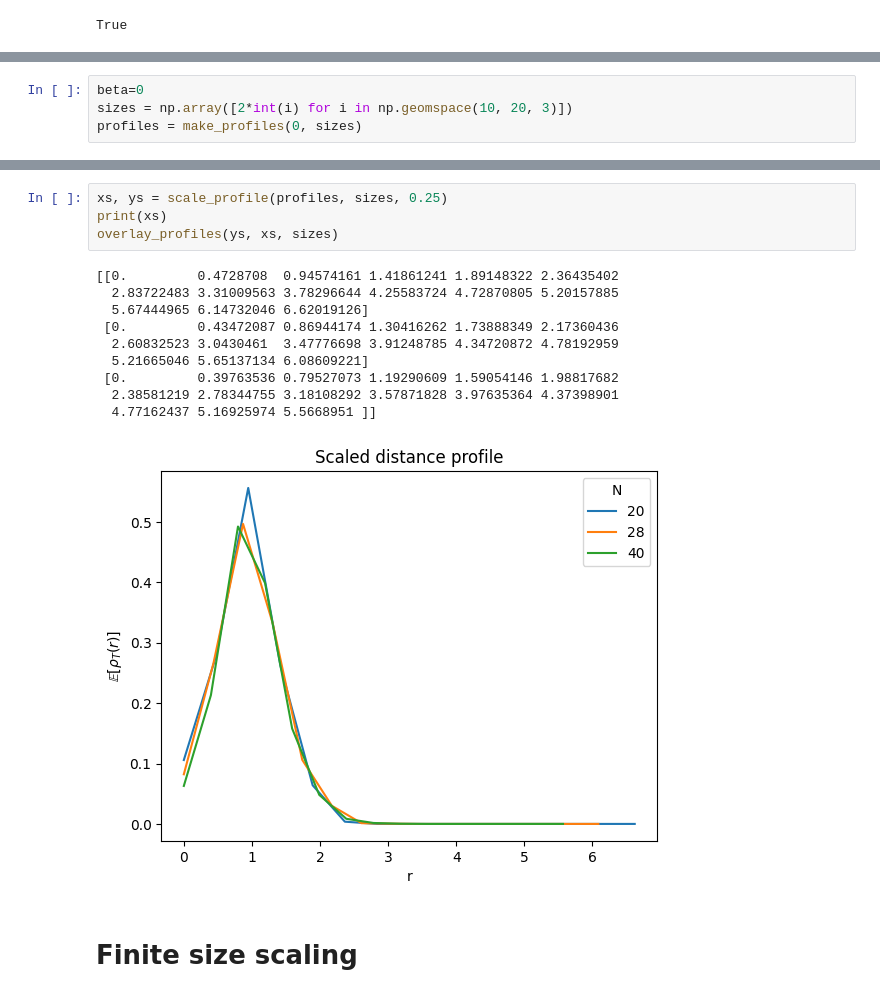
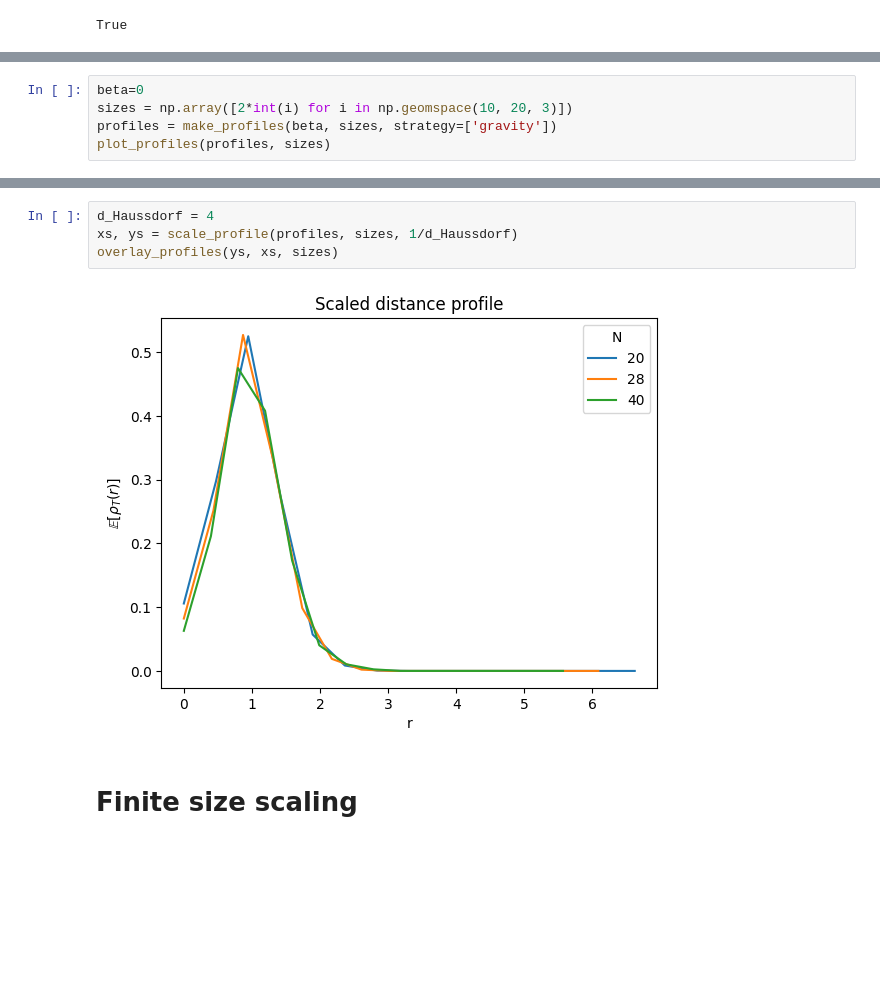
Before and after one commit to MattiaVarrone/EucliFer, a Jupyter notebook: 2D_QG/Examples.ipynb, the cells around one changed output, grey strips where cells are left out. Cells and saved outputs as stored; diff of their text form; blank space fills up the shorter version.

```diff
--- a/2D_QG/Examples.ipynb
+++ b/2D_QG/Examples.ipynb
@@ -47,7 +26,8 @@ nx.draw_shell(G, nlist=[range(5, 10), range(5)], with_labels=True, font_weight='
 # %%
 beta=0
 sizes = np.array([2*int(i) for i in np.geomspace(10, 20, 3)])
-profiles = make_profiles(0, sizes)
+profiles = make_profiles(beta, sizes, strategy=['gravity'])
+plot_profiles(profiles, sizes)
 # %% [output]
 20
 28
@@ -55,18 +36,9 @@ profiles = make_profiles(0, sizes)
 # %%
-xs, ys = scale_profile(profiles, sizes, 0.25)
-print(xs)
+d_Haussdorf = 4
+xs, ys = scale_profile(profiles, sizes, 1/d_Haussdorf)
 overlay_profiles(ys, xs, sizes)
 # %% [output]
-[[0.         0.4728708  0.94574161 1.41861241 1.89148322 2.36435402
-  2.83722483 3.31009563 3.78296644 4.25583724 4.72870805 5.20157885
-  5.67444965 6.14732046 6.62019126]
- [0.         0.43472087 0.86944174 1.30416262 1.73888349 2.17360436
-  2.60832523 3.0430461  3.47776698 3.91248785 4.34720872 4.78192959
-  5.21665046 5.65137134 6.08609221]
- [0.         0.39763536 0.79527073 1.19290609 1.59054146 1.98817682
-  2.38581219 2.78344755 3.18108292 3.57871828 3.97635364 4.37398901
-  4.77162437 5.16925974 5.5668951 ]]
-[figure, old version]
+[figure, new version]
 # %% [markdown]
 # Finite size scaling
 # %%
```
Also changed, not shown: parts of 15 cells of this notebook, 3 other files.
